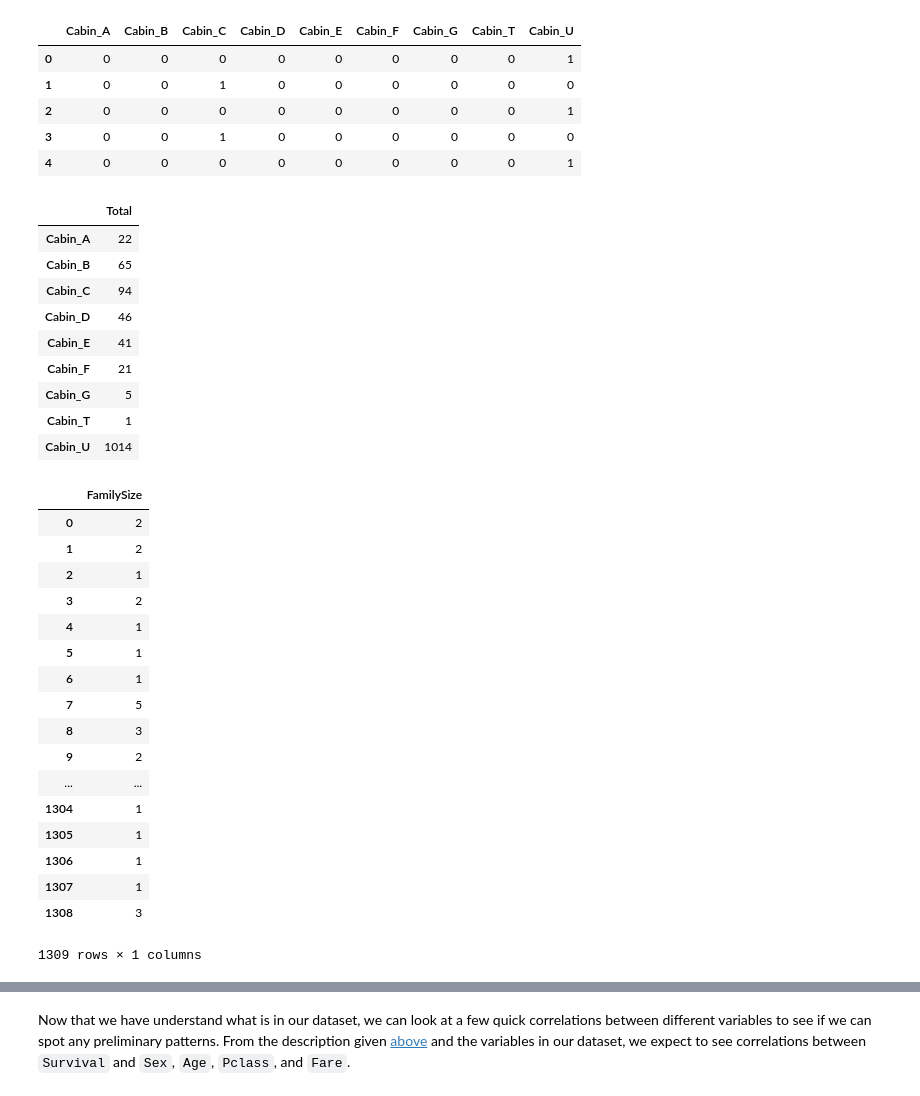
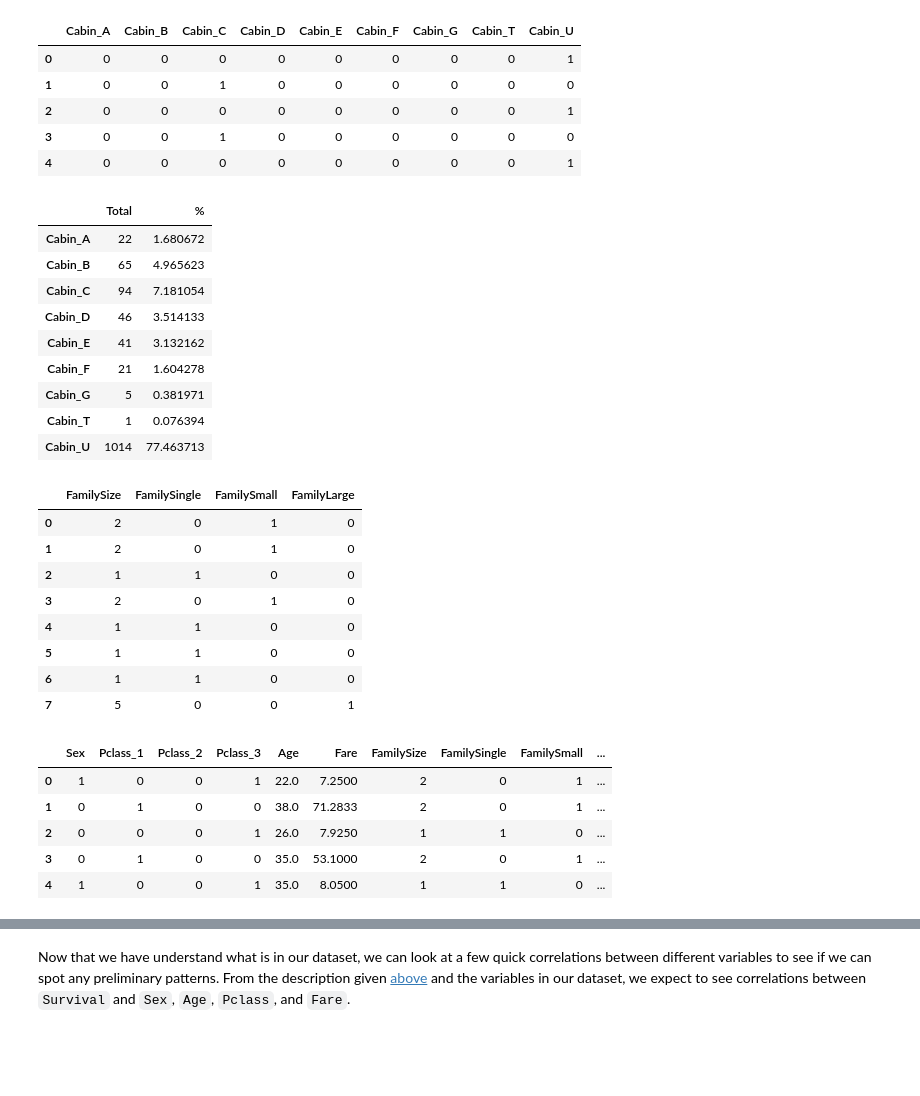
Before and after one commit to nuclth/Kaggle_Titanic, a Jupyter notebook: Survival.ipynb, the cells around one changed output, grey strips where cells are left out. Drawn from its saved outputs; the diff is of its cells as text; code cells hidden in the pictures; blank space fills up the shorter version.

```diff
--- a/Survival.ipynb
+++ b/Survival.ipynb
@@ -451,40 +455,50 @@ c_totals = pd.DataFrame(np.zeros(( num_cabins , 1)), columns=['Total'], index=li
 
 c_totals.Total = cabins.sum(axis=0)
 
+c_totals['%'] = c_totals.Total.map ( lambda c: ( c / (c_totals.sum(axis=0)[0] * 1.0) * 100))
+
 c_totals
 # %% [output]
-|  | Total |
-| Cabin_A | 22 |
-| Cabin_B | 65 |
-| Cabin_C | 94 |
-| Cabin_D | 46 |
-| Cabin_E | 41 |
-| Cabin_F | 21 |
-| Cabin_G | 5 |
-| Cabin_T | 1 |
-| Cabin_U | 1014 |
+|  | Total | % |
+| Cabin_A | 22 | 1.680672 |
+| Cabin_B | 65 | 4.965623 |
+| Cabin_C | 94 | 7.181054 |
+| Cabin_D | 46 | 3.514133 |
+| Cabin_E | 41 | 3.132162 |
+| Cabin_F | 21 | 1.604278 |
+| Cabin_G | 5 | 0.381971 |
+| Cabin_T | 1 | 0.076394 |
+| Cabin_U | 1014 | 77.463713 |
 # %%
 family = pd.DataFrame()
 
 family['FamilySize'] = full.Parch + full.SibSp + 1
 
-family['FamilySingle'] = family.FamilySize.map (lambda size: )
+family['FamilySingle'] = pd.Series (np.where(family.FamilySize == 1  , 1 , 0 ))
+family['FamilySmall']  = family.FamilySize.map (lambda size: 1 if size > 1 and size < 5 else 0)
+family['FamilyLarge']  = pd.Series (np.where(family.FamilySize > 4  , 1 , 0 ))
+
+family.head(8)
 # %% [output]
-|  | FamilySize |
-| 0 | 2 |
-| 1 | 2 |
-| 2 | 1 |
-| 3 | 2 |
-| 4 | 1 |
-| 5 | 1 |
-| 6 | 1 |
-| 7 | 5 |
-| 8 | 3 |
-| 9 | 2 |
-| ... | ... |
-| 1304 | 1 |
-| 1305 | 1 |
-| 1306 | 1 |
-| 1307 | 1 |
-| 1308 | 3 |
+|  | FamilySize | FamilySingle | FamilySmall | FamilyLarge |
+| 0 | 2 | 0 | 1 | 0 |
+| 1 | 2 | 0 | 1 | 0 |
+| 2 | 1 | 1 | 0 | 0 |
+| 3 | 2 | 0 | 1 | 0 |
+| 4 | 1 | 1 | 0 | 0 |
+| 5 | 1 | 1 | 0 | 0 |
+| 6 | 1 | 1 | 0 | 0 |
+| 7 | 5 | 0 | 0 | 1 |
-1309 rows × 1 columns
+# %%
+full_X = pd.DataFrame
+
+full_X = pd.concat ([sex, pclass, filled_AF, family, embarked] , axis = 1)
+
+full_X.head()
+# %% [output]
+|  | Sex | Pclass_1 | Pclass_2 | Pclass_3 | Age | Fare | FamilySize | FamilySingle | FamilySmall | ... |
+| 0 | 1 | 0 | 0 | 1 | 22.0 | 7.2500 | 2 | 0 | 1 | ... |
+| 1 | 0 | 1 | 0 | 0 | 38.0 | 71.2833 | 2 | 0 | 1 | ... |
+| 2 | 0 | 0 | 0 | 1 | 26.0 | 7.9250 | 1 | 1 | 0 | ... |
+| 3 | 0 | 1 | 0 | 0 | 35.0 | 53.1000 | 2 | 0 | 1 | ... |
+| 4 | 1 | 0 | 0 | 1 | 35.0 | 8.0500 | 1 | 1 | 0 | ... |
```
Also changed, not shown: parts of 11 cells of this notebook.
